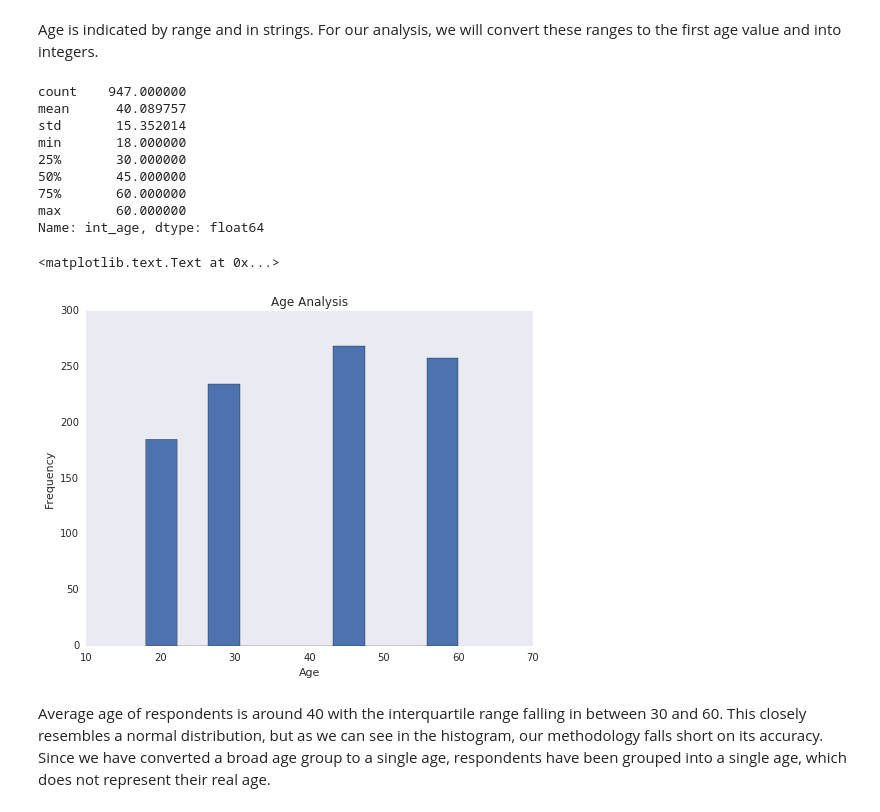
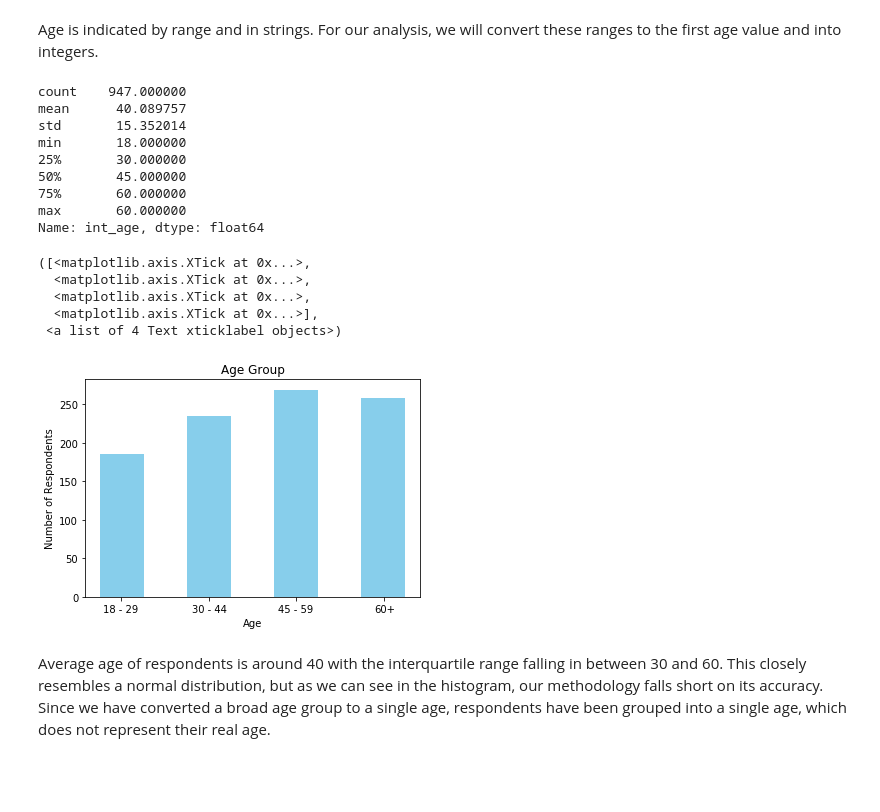
Before and after one commit to EngineBae/thanksgivinganalysis, a Jupyter notebook: Thanksgiving Dinner Analysis.ipynb, the cells around one changed output. Cells and saved outputs as stored; diff of their text form; code cells hidden in the pictures; blank space fills up the shorter version.

Commit message:
beautified graphs

```diff
--- a/Thanksgiving Dinner Analysis.ipynb
+++ b/Thanksgiving Dinner Analysis.ipynb
@@ -119,31 +119,40 @@ Age is indicated by range and in strings. For our analysis, we will convert thes
 # %%
 #Adding a new age column and describing its data
 
 #function to convert string age range into a single integer value
 def string_to_int(series):
     if pd.isnull(series):
         return None
     series = series.split(" ")[0] #first age in age-range identified
     series = series.replace("+", "") #getting rid of + in 60+
     return int(series) #value is an integer object
 
 data["int_age"] = data["Age"].apply(string_to_int)
 print(data["int_age"].describe())
-data['int_age'].plot(kind='hist', title='Age Analysis', grid=False,
-                    figsize=(8,6))
+fig, ax = plt.subplots()
+ax = plt.hist(data['Age'].dropna(), 7, rwidth=1, color='skyblue')
+#ax = data['Age'].value_counts().plot(kind='hist', title='Age Analysis', grid=False,
+                    #figsize=(8,6))
 plt.xlabel('Age')
+plt.ylabel('Number of Respondents')
+plt.title('Age Group')
+plt.xticks([0.2, 1.075, 1.925, 2.8])
 # %% [output]
 count    947.000000
 mean      40.089757
 std       15.352014
 min       18.000000
 25%       30.000000
 50%       45.000000
 75%       60.000000
 max       60.000000
 Name: int_age, dtype: float64
-<matplotlib.text.Text at 0x...>
+([<matplotlib.axis.XTick at 0x...>,
+  <matplotlib.axis.XTick at 0x...>,
+  <matplotlib.axis.XTick at 0x...>,
+  <matplotlib.axis.XTick at 0x...>],
+ <a list of 4 Text xticklabel objects>)
-[figure, old version]
+[figure, new version]
 # %% [markdown]
 Average age of respondents is around 40 with the interquartile range falling in between 30 and 60. This closely resembles a normal distribution, but as we can see in the histogram, our methodology falls short on its accuracy. Since we have converted a broad age group to a single age, respondents have been grouped into a single age, which does not represent their real age.
 # %%
```
Also changed, not shown: parts of 9 cells of this notebook.
